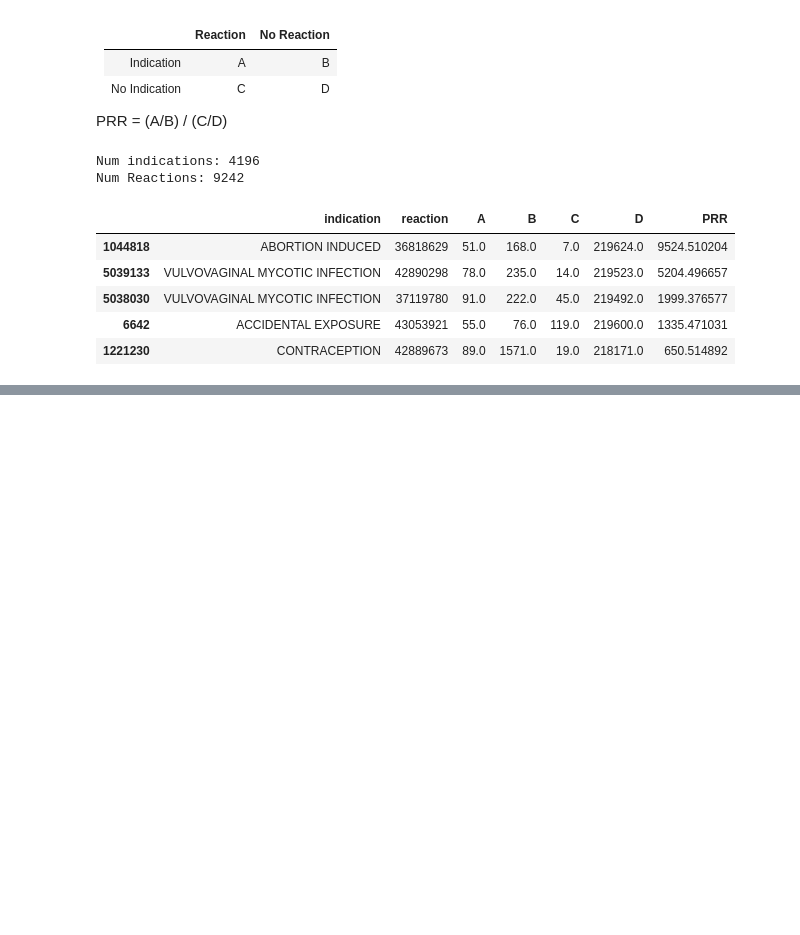
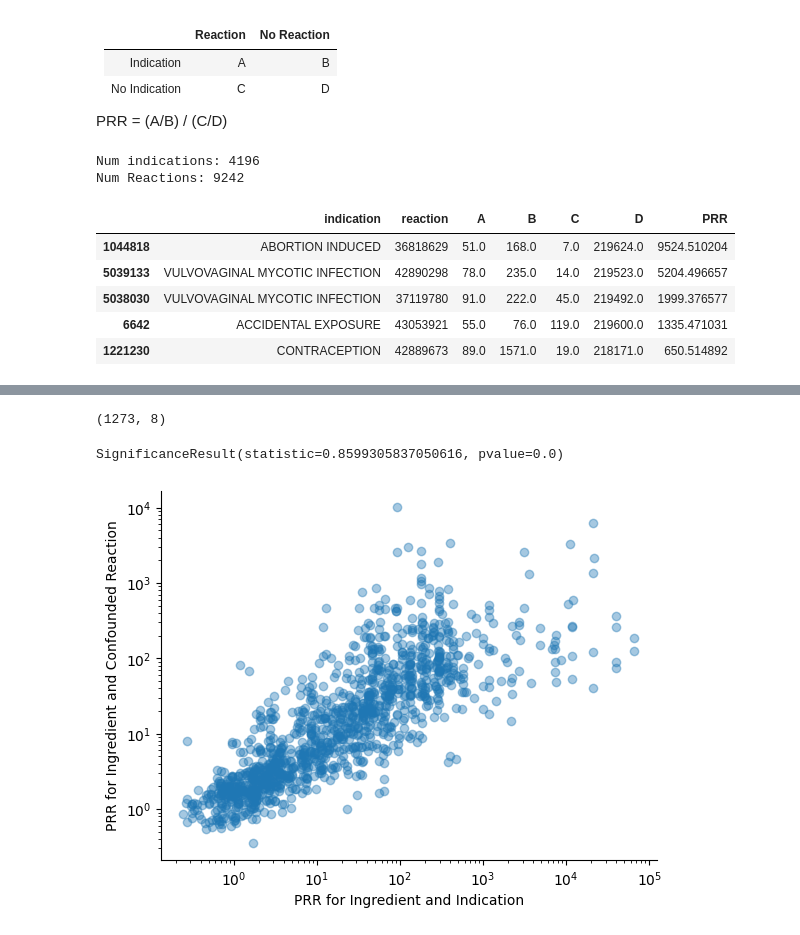
Before and after one commit to tatonetti-lab/offsides, a Jupyter notebook: notebooks/Identifying Confounders.ipynb, the cells around one changed output, grey strips where cells are left out. Cells and saved outputs as stored; diff of their text form; code cells hidden in the pictures; blank space fills up the shorter version.

```diff
--- a/notebooks/Identifying Confounders.ipynb
+++ b/notebooks/Identifying Confounders.ipynb
@@ -138,0 +197,12 @@ ordered_indications[113], ordered_reactions[472]
+# %%
+matrices = compute_matrices(ingredients, reactions, num_reports)
+
+ing_rxn = build_dataframe(matrices,
+                          ordered_ingredients, 'ingredient',
+                          ordered_reactions, 'reaction',
+                          m12label=ingredient2label,
+                          m22label=reaction2label,
+                          minA=10)
+
+ing_rxn.sort_values(by='Tc', ascending=False).head(10)
+ing_rxn[(ing_rxn['reaction']=='35506628')].sort_values(by='PRR', ascending=False).head(10)
@@ -138,0 +245,37 @@ ordered_indications[113], ordered_reactions[472]
+# %%
+# build datafraem to look at confounding by indication
+ind_keep = ['ingredient',
+        'ingredient_label',
+        'reaction',
+        'reaction_label',
+        'indication',
+        'PRR_ing_rxn',
+        'PRR_ind_ing',
+        'PRR_ind_rxn']
+ind_merged = ing_rxn.merge(ind_ing,
+                            on=('ingredient', 'ingredient_label'),
+                            suffixes=('_ing_rxn', '_ind_ing')
+                          ).merge(ind_rxn,
+                            on=('indication', 'reaction', 'reaction_label'),
+                            suffixes=('', '_ind_rxn'))
+
+ind_merged.rename(columns={'PRR': 'PRR_ind_rxn'}, inplace=True)
+ind_reduced = ind_merged[ind_keep]
+# reduced[reduced['reaction']=='35506628'].head()
+# %%
+# we only care about whent the relationship between the indication and the reaction is high
+ind_rxn_high = ind_reduced[ind_reduced['PRR_ind_rxn'] > 50]
+print(ind_rxn_high.shape)
+
+plt.scatter(ind_rxn_high['PRR_ind_ing'], ind_rxn_high['PRR_ing_rxn'], alpha=0.4)
+plt.xscale('log')
+plt.yscale('log')
+plt.xlabel('PRR for Ingredient and Indication')
+plt.ylabel('PRR for Ingredient and Confounded Reaction')
+sns.despine()
+
+sp.stats.spearmanr(ind_rxn_high['PRR_ind_ing'], ind_rxn_high['PRR_ing_rxn'])
+# %% [output]
+(1273, 8)
+SignificanceResult(statistic=0.8599305837050616, pvalue=0.0)
+[figure, added]
```
Also changed, not shown: parts of 16 cells of this notebook.
